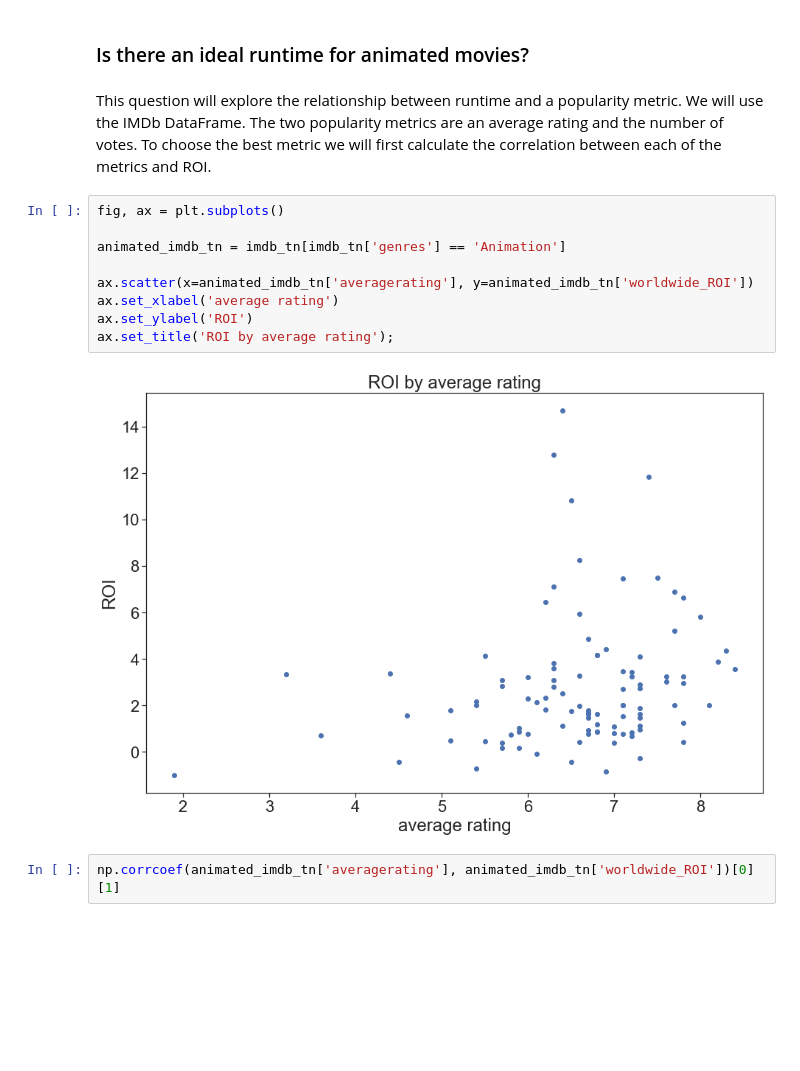
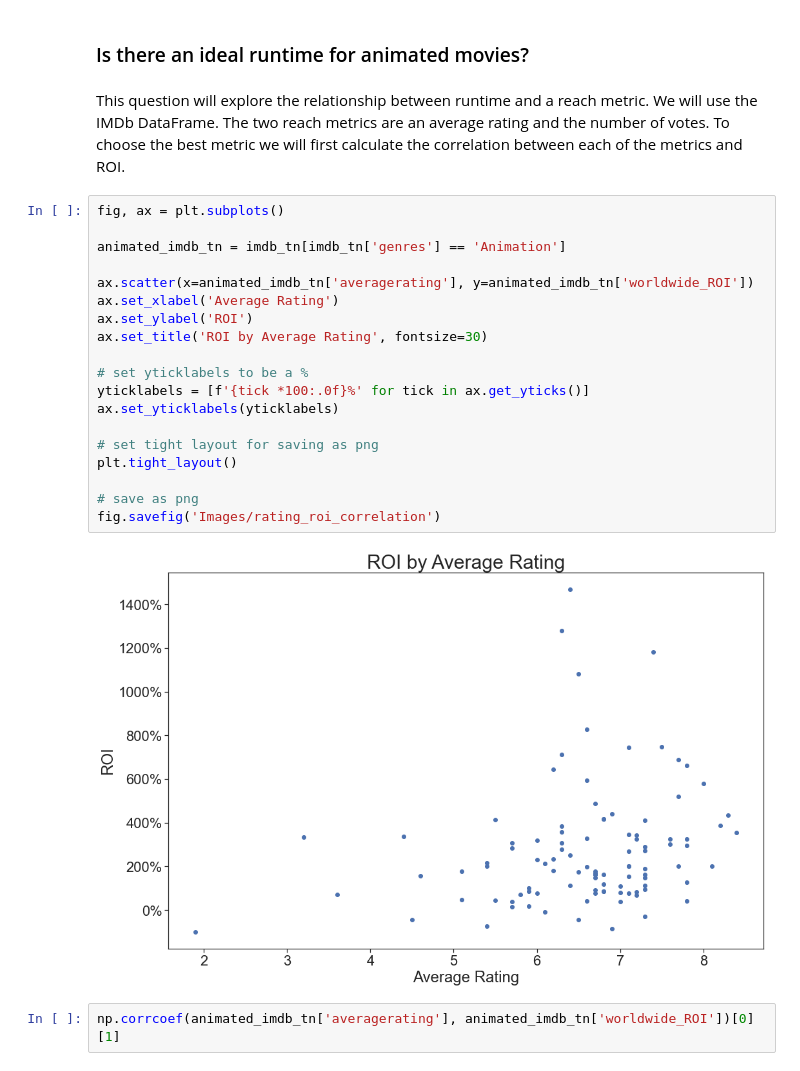
Before and after one commit to austint1121/VenusMovieAnalysis, a Jupyter notebook: Final_Notebook.ipynb, the cells around one changed output. Drawn from its saved outputs; the diff is of its cells as text; blank space fills up the shorter version.

Commit message:
Update notebook - all cells run; update images for slides

```diff
--- a/Final_Notebook.ipynb
+++ b/Final_Notebook.ipynb
@@ -1636,18 +1673,28 @@ lift(animation_summer_ROI, all_animations_median_ROI)
 # %% [markdown]
 ### Is there an ideal runtime for animated movies?
 # %% [markdown]
-This question will explore the relationship between runtime and a popularity metric. We will use the IMDb DataFrame. The two popularity metrics are an average rating and the number of votes. To choose the best metric we will first calculate the correlation between each of the metrics and ROI.
+This question will explore the relationship between runtime and a reach metric. We will use the IMDb DataFrame. The two reach metrics are an average rating and the number of votes. To choose the best metric we will first calculate the correlation between each of the metrics and ROI.
 # %%
 fig, ax = plt.subplots()
 
 animated_imdb_tn = imdb_tn[imdb_tn['genres'] == 'Animation']
 
 ax.scatter(x=animated_imdb_tn['averagerating'], y=animated_imdb_tn['worldwide_ROI'])
-ax.set_xlabel('average rating')
+ax.set_xlabel('Average Rating')
 ax.set_ylabel('ROI')
-ax.set_title('ROI by average rating');
+ax.set_title('ROI by Average Rating', fontsize=30)
+
+# set yticklabels to be a %
+yticklabels = [f'{tick *100:.0f}%' for tick in ax.get_yticks()]
+ax.set_yticklabels(yticklabels)
+
+# set tight layout for saving as png
+plt.tight_layout()
+
+# save as png
+fig.savefig('Images/rating_roi_correlation')
 # %% [output]
-[figure, old version]
+[figure, new version]
 # %%
 np.corrcoef(animated_imdb_tn['averagerating'], animated_imdb_tn['worldwide_ROI'])[0][1]
 # %% [output]
```
Also changed, not shown: parts of 39 cells of this notebook, 10 other files.
